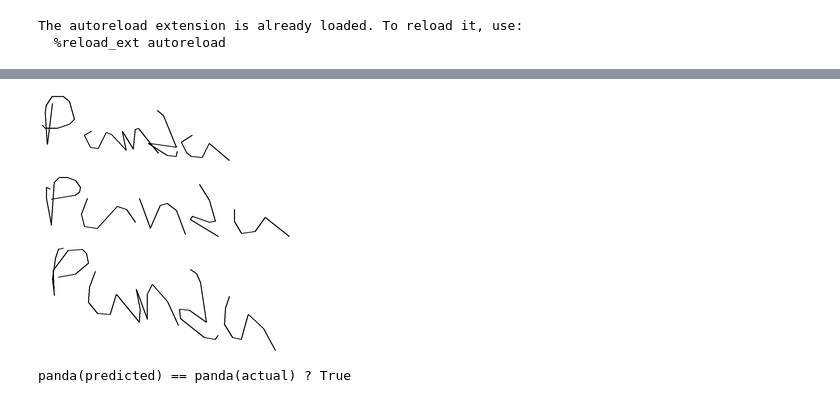
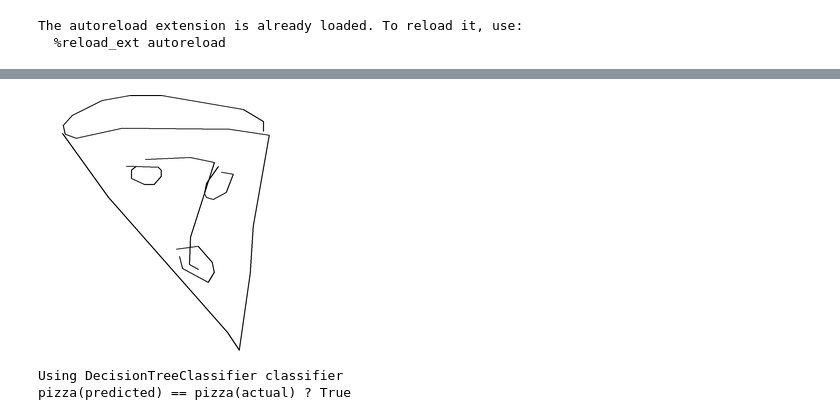
Before and after one commit to SzaboKrisztian/aai-final-project, a Jupyter notebook: final-project.ipynb, the cells around one changed output, grey strips where cells are left out. Saved outputs shown, nothing was run; the diff lists cells and outputs as text; code cells hidden in the pictures.

```diff
--- a/final-project.ipynb
+++ b/final-project.ipynb
@@ -12,7 +12,7 @@ from IPython.display import display, Image as IPImage
 The autoreload extension is already loaded. To reload it, use:
   %reload_ext autoreload
 # %%
-num_cats = 5
+num_cats = 3
 entries_per_cat = 500
 
 files = get_dataset_files()
@@ -215,6 +109,10 @@ plt.show()
 from sklearn.multiclass import OneVsRestClassifier
 from sklearn.svm import LinearSVC, NuSVC, SVC
 from sklearn.linear_model import SGDClassifier
+from sklearn.discriminant_analysis import LinearDiscriminantAnalysis, QuadraticDiscriminantAnalysis
+from sklearn.tree import DecisionTreeClassifier, ExtraTreeClassifier
+from sklearn.neural_network import MLPClassifier
+from sklearn.kernel_ridge import KernelRidge
 
 # Which class does this instance belong to?
 # in a multiclass classification problem can be reduced to:
@@ -222,13 +120,25 @@ from sklearn.linear_model import SGDClassifier
 #    does this instance belong to class? -> probability
 #  return the class with the highest probability
 
-# classifier = LinearSVC(random_state=0, max_iter=100000, dual=False)
-# classifier = NuSVC(nu=.1, max_iter=10000)
-# classifier = SGDClassifier(loss='epsilon_insensitive', penalty='elasticnet', n_jobs=-1)
-classifier = SVC(kernel='rbf', C=2.5, gamma=.0001105)
-model = OneVsRestClassifier(classifier, n_jobs=-1).fit(X, y)
-print("Done training model")
+classifiers = {
+    'LinearSVC': LinearSVC(dual=False),
+    'NuSVC': NuSVC(nu=.01),
+    'SGDClassifier': SGDClassifier(loss='epsilon_insensitive', penalty='elasticnet', n_jobs=-1),
+    'SVC': SVC(kernel='rbf', C=2.5, gamma=.0001105),
+    'LinearDiscriminantAnalysis': LinearDiscriminantAnalysis(store_covariance=True),
+    'QuadraticDiscriminantAnalysis': QuadraticDiscriminantAnalysis(store_covariance=True),
+    'MLPClassifier': MLPClassifier((100, 100, 100)),
+    'DecisionTreeClassifier': DecisionTreeClassifier(),
+    'ExtraTreeClassifier': ExtraTreeClassifier(),
+    'KernelRidge': KernelRidge(),
+}
+
+models = {}
+for type, classifier in classifiers.items():
+    models[type] = OneVsRestClassifier(classifier, n_jobs=-1).fit(X, y)
+    print(f"Done training {type} model")
+
 if save_to_disk:
-    joblib.dump(model, folder + 'model')
-    print("Done saving model to disk")
+    joblib.dump(models, folder + 'models')
+    print("Done saving models to disk")
 # %% [output]
@@ -237,15 +156,20 @@ Done saving model to disk
 # %%
+cls_type, model = random.choice(list(models.items()))
+# model = models['SVC']
+
 sample = test.sample(1)
 sample_predict = sample.drop(columns=['countrycode', 'timestamp', 'recognized', 'key_id', 'drawing', 'word']).to_numpy()
 
 if pca_on:
     sample_predict = scaler.transform(sample_predict)
     sample_predict = pca.transform(sample_predict)
 
 prediction = model.predict(sample_predict)
 display(IPImage(render_single(sample['drawing'].iloc[0])))
+print(f"Using {cls_type} classifier")
 print(f"{prediction[0]}(predicted) == {sample['word'].iloc[0]}(actual) ? {sample['word'].iloc[0] == prediction[0]}")
 # %% [output]
-[figure, old version]
+[figure, new version]
-panda(predicted) == panda(actual) ? True
+Using DecisionTreeClassifier classifier
+pizza(predicted) == pizza(actual) ? True
 # %%
```
Also changed, not shown: parts of 9 cells of this notebook, 4 other files.
